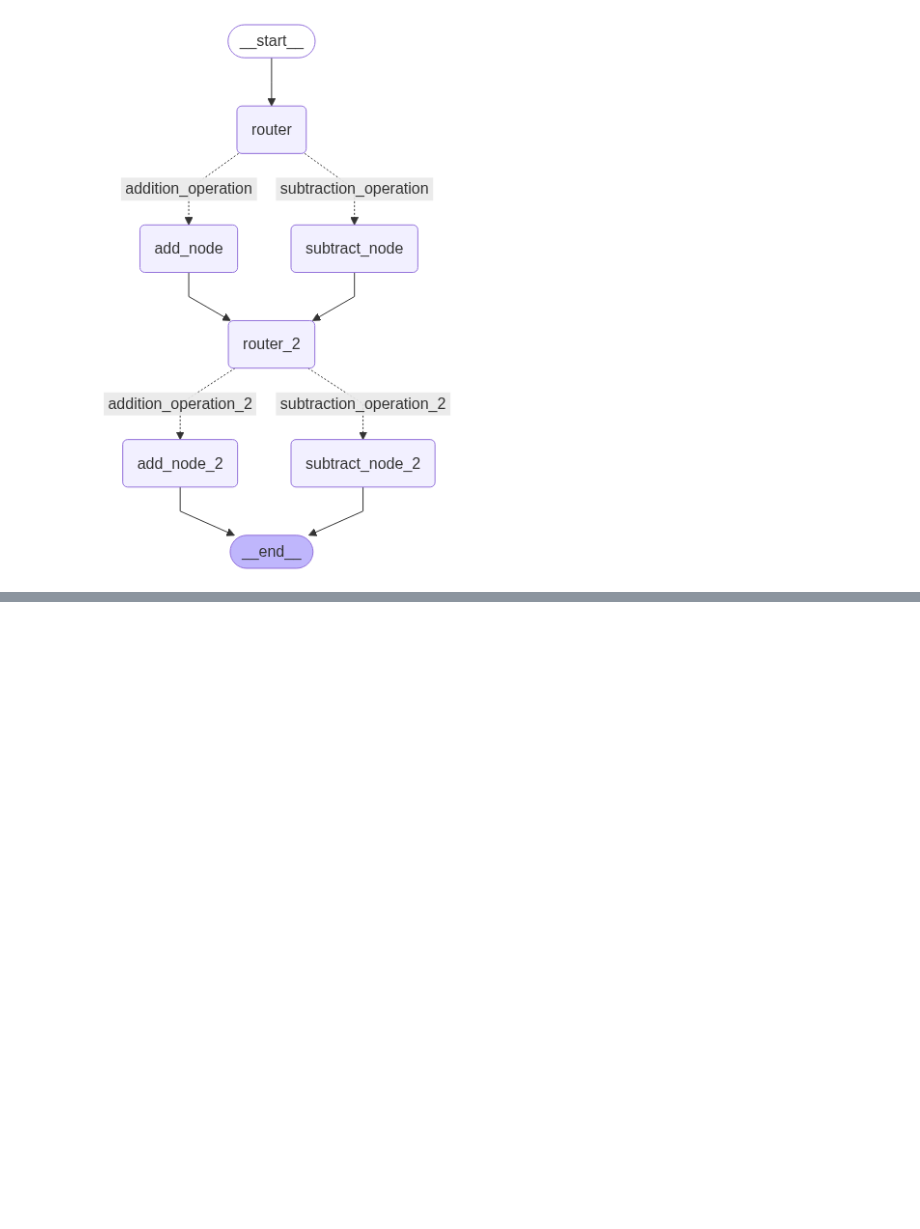
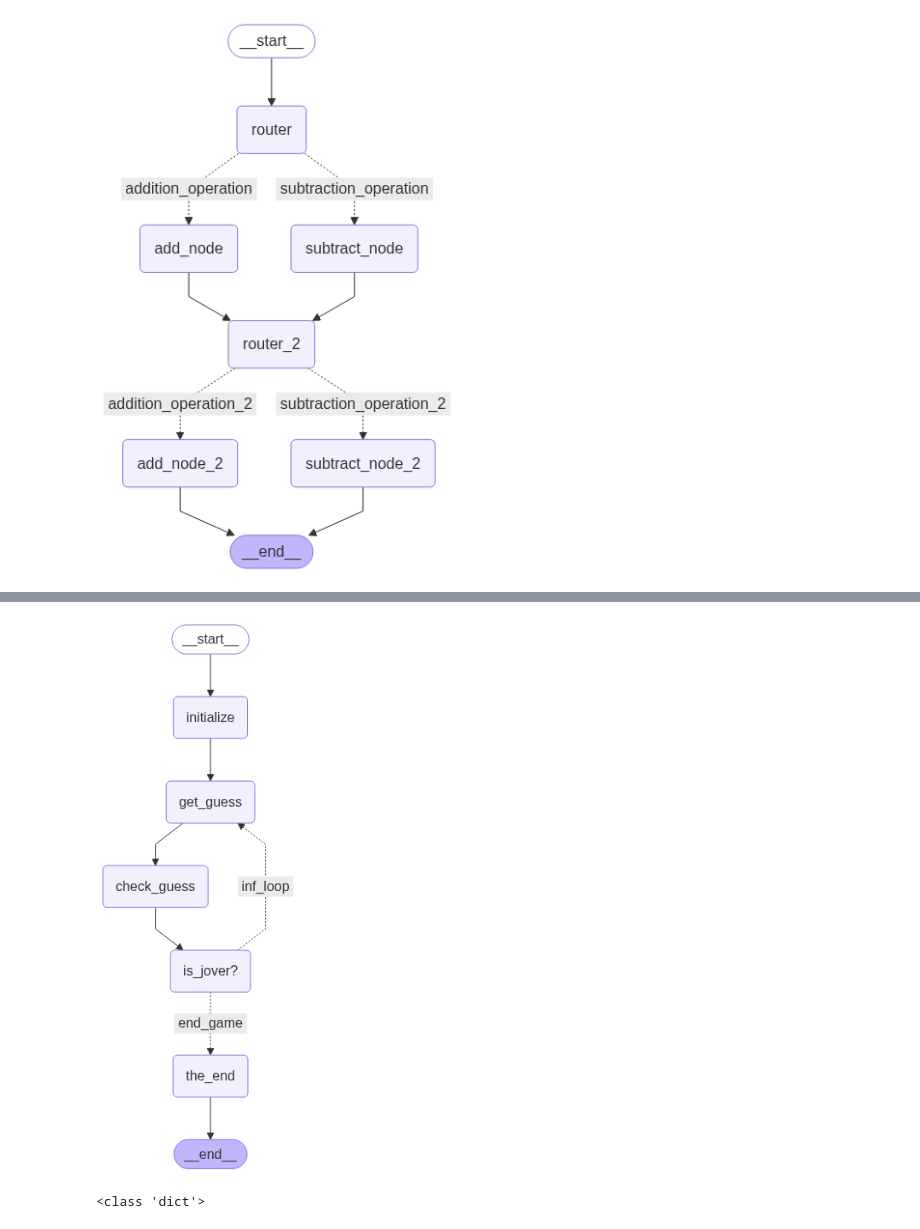
Before and after one commit to UselessEntity/langgraph_b4s1c, a Jupyter notebook: LangGraph_b4s1c.ipynb, the cells around one changed output, grey strips where cells are left out. Cells and saved outputs as stored; diff of their text form; code cells hidden in the pictures; blank space fills up the shorter version.

```diff
--- a/LangGraph_b4s1c.ipynb
+++ b/LangGraph_b4s1c.ipynb
@@ -425,0 +571,43 @@ addition
+# %%
+def should_continue(state: GameState) -> Literal["inf_loop", "end_game"]:
+  """Determined the next node based on the game state"""
+  if state["game_over"]:
+    return "end_game"
+  else:
+    return "inf_loop"
+# %%
+def create_game_graph(state: GameState) -> GameState:
+  game = StateGraph(GameState)
+
+  game.add_node("initialize", initialize_game)
+  game.add_node("get_guess", guess_node)
+  game.add_node("check_guess", check_guess)
+  game.add_node("is_jover?", check_game_over)
+  game.add_node("the_end", end_game)
+
+  game.set_entry_point("initialize")
+  game.add_edge("initialize", "get_guess")
+  game.add_edge("get_guess", "check_guess")
+  game.add_edge("check_guess", "is_jover?")
+
+  game.add_conditional_edges(
+      "is_jover?",
+      should_continue,
+      {
+          "inf_loop": "get_guess",
+          "end_game": "the_end"
+      }
+  )
+
+  game.add_edge("the_end", END)
+  return game.compile()
+# %%
+from IPython.display import Image, display
+game_graph_object = create_game_graph({}) # Pass an empty dictionary as the initial state
+display(Image(game_graph_object.get_graph().draw_mermaid_png(max_retries=3, retry_delay=2.0)))
+# %% [output]
+[figure, added]
+# %%
+print(type(input))
+# %% [output]
+<class 'dict'>
```
Also changed, not shown: parts of 17 cells of this notebook.
